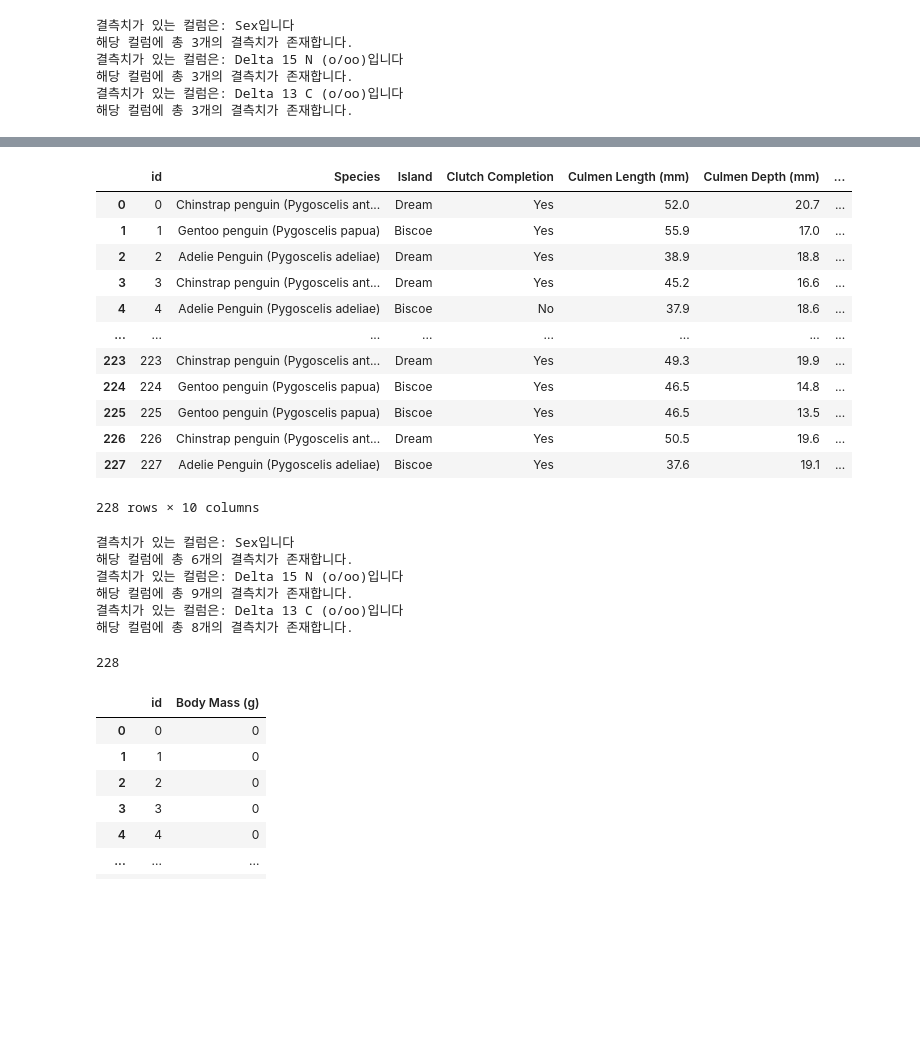
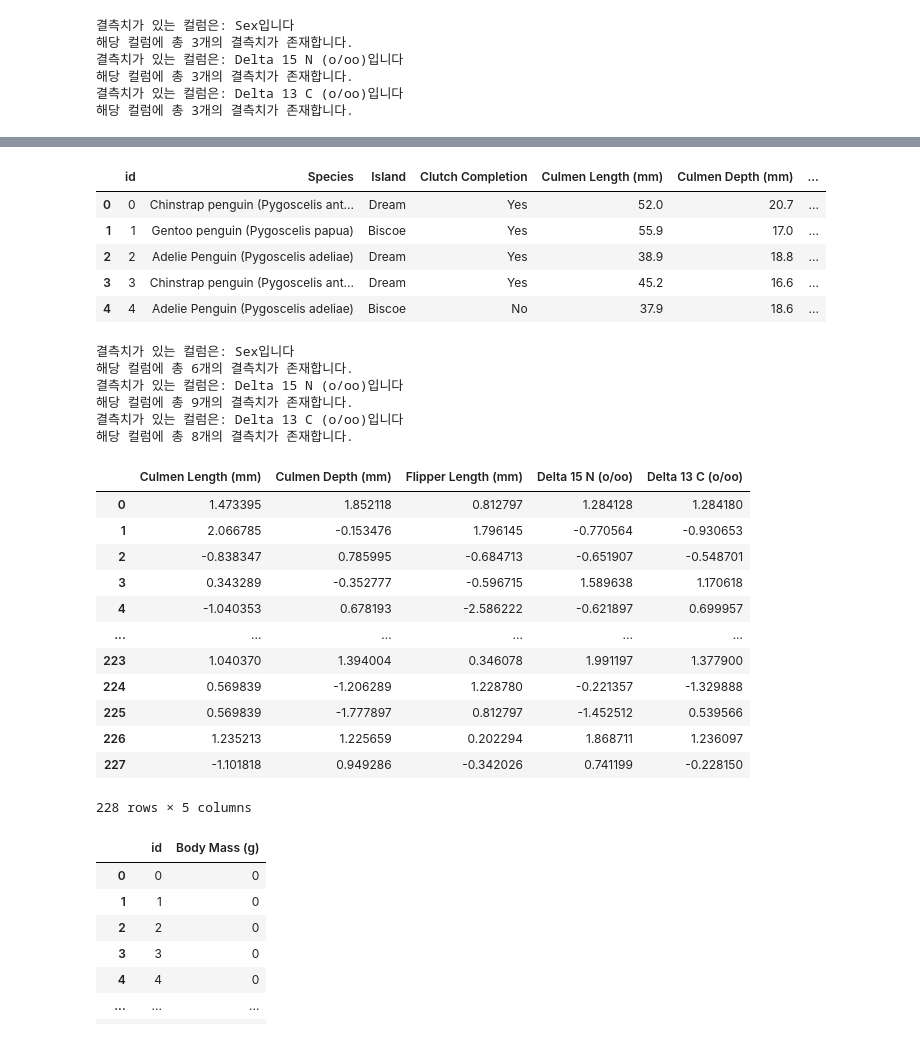
Before and after one commit to RyanKor/dacon-penguin-weights, a Jupyter notebook: dacon_penguin.ipynb, the cells around one changed output, grey strips where cells are left out. Cells and saved outputs as stored; diff of their text form; code cells hidden in the pictures; blank space fills up the shorter version.

```diff
--- a/dacon_penguin.ipynb
+++ b/dacon_penguin.ipynb
@@ -209,20 +234,13 @@ lgbm1.score(x_val, y_val)
 # %%
 df_test = pd.read_csv(path+test)
-df_test
+df_test.head()
 # %% [output]
 |  | id | Species | Island | Clutch Completion | Culmen Length (mm) | Culmen Depth (mm) | ... |
 | 0 | 0 | Chinstrap penguin (Pygoscelis ant... | Dream | Yes | 52.0 | 20.7 | ... |
 | 1 | 1 | Gentoo penguin (Pygoscelis papua) | Biscoe | Yes | 55.9 | 17.0 | ... |
 | 2 | 2 | Adelie Penguin (Pygoscelis adeliae) | Dream | Yes | 38.9 | 18.8 | ... |
 | 3 | 3 | Chinstrap penguin (Pygoscelis ant... | Dream | Yes | 45.2 | 16.6 | ... |
 | 4 | 4 | Adelie Penguin (Pygoscelis adeliae) | Biscoe | No | 37.9 | 18.6 | ... |
-| ... | ... | ... | ... | ... | ... | ... | ... |
-| 223 | 223 | Chinstrap penguin (Pygoscelis ant... | Dream | Yes | 49.3 | 19.9 | ... |
-| 224 | 224 | Gentoo penguin (Pygoscelis papua) | Biscoe | Yes | 46.5 | 14.8 | ... |
-| 225 | 225 | Gentoo penguin (Pygoscelis papua) | Biscoe | Yes | 46.5 | 13.5 | ... |
-| 226 | 226 | Chinstrap penguin (Pygoscelis ant... | Dream | Yes | 50.5 | 19.6 | ... |
-| 227 | 227 | Adelie Penguin (Pygoscelis adeliae) | Biscoe | Yes | 37.6 | 19.1 | ... |
-228 rows × 10 columns
 # %%
 test_missing_col = check_missing_col(df_test)
 # %% [output]
@@ -252,10 +255,24 @@ test_data["Sex"] = encoder.transform(test_data["Sex"])
+# %%
+test_data = scale(test_data, continuous_names)
+
+test_data[continuous_names]
+# %% [output]
+|  | Culmen Length (mm) | Culmen Depth (mm) | Flipper Length (mm) | Delta 15 N (o/oo) | Delta 13 C (o/oo) |
+| 0 | 1.473395 | 1.852118 | 0.812797 | 1.284128 | 1.284180 |
+| 1 | 2.066785 | -0.153476 | 1.796145 | -0.770564 | -0.930653 |
+| 2 | -0.838347 | 0.785995 | -0.684713 | -0.651907 | -0.548701 |
+| 3 | 0.343289 | -0.352777 | -0.596715 | 1.589638 | 1.170618 |
+| 4 | -1.040353 | 0.678193 | -2.586222 | -0.621897 | 0.699957 |
+| ... | ... | ... | ... | ... | ... |
+| 223 | 1.040370 | 1.394004 | 0.346078 | 1.991197 | 1.377900 |
+| 224 | 0.569839 | -1.206289 | 1.228780 | -0.221357 | -1.329888 |
+| 225 | 0.569839 | -1.777897 | 0.812797 | -1.452512 | 0.539566 |
+| 226 | 1.235213 | 1.225659 | 0.202294 | 1.868711 | 1.236097 |
+| 227 | -1.101818 | 0.949286 | -0.342026 | 0.741199 | -0.228150 |
+228 rows × 5 columns
 # %%
 test_data = test_data.drop(["id"], axis=1)
 preds = lgbm1.predict(test_data)
-# %%
-len(preds)
-# %% [output]
-228
 # %%
 submission = pd.read_csv(path+submit)
 submission
```
Also changed, not shown: parts of 10 cells of this notebook, 1 other file.
